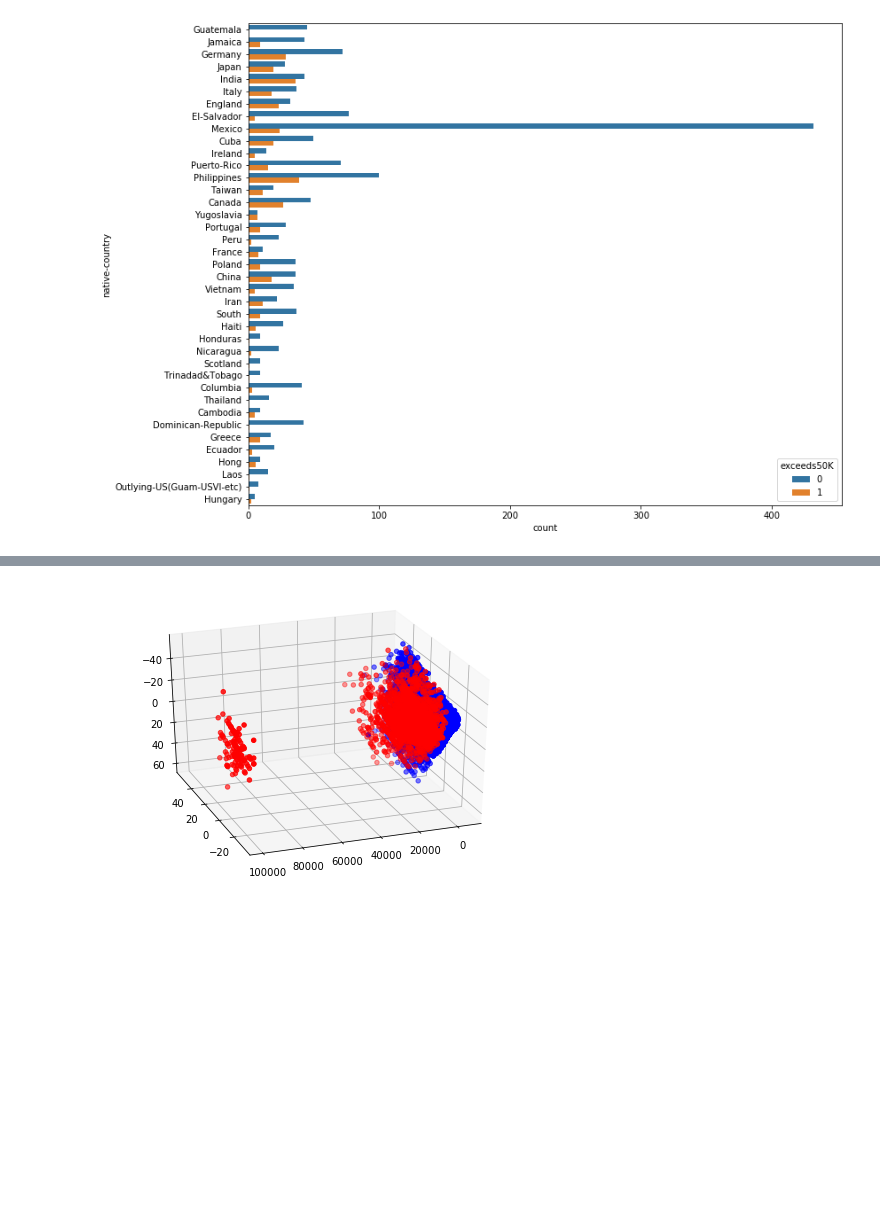
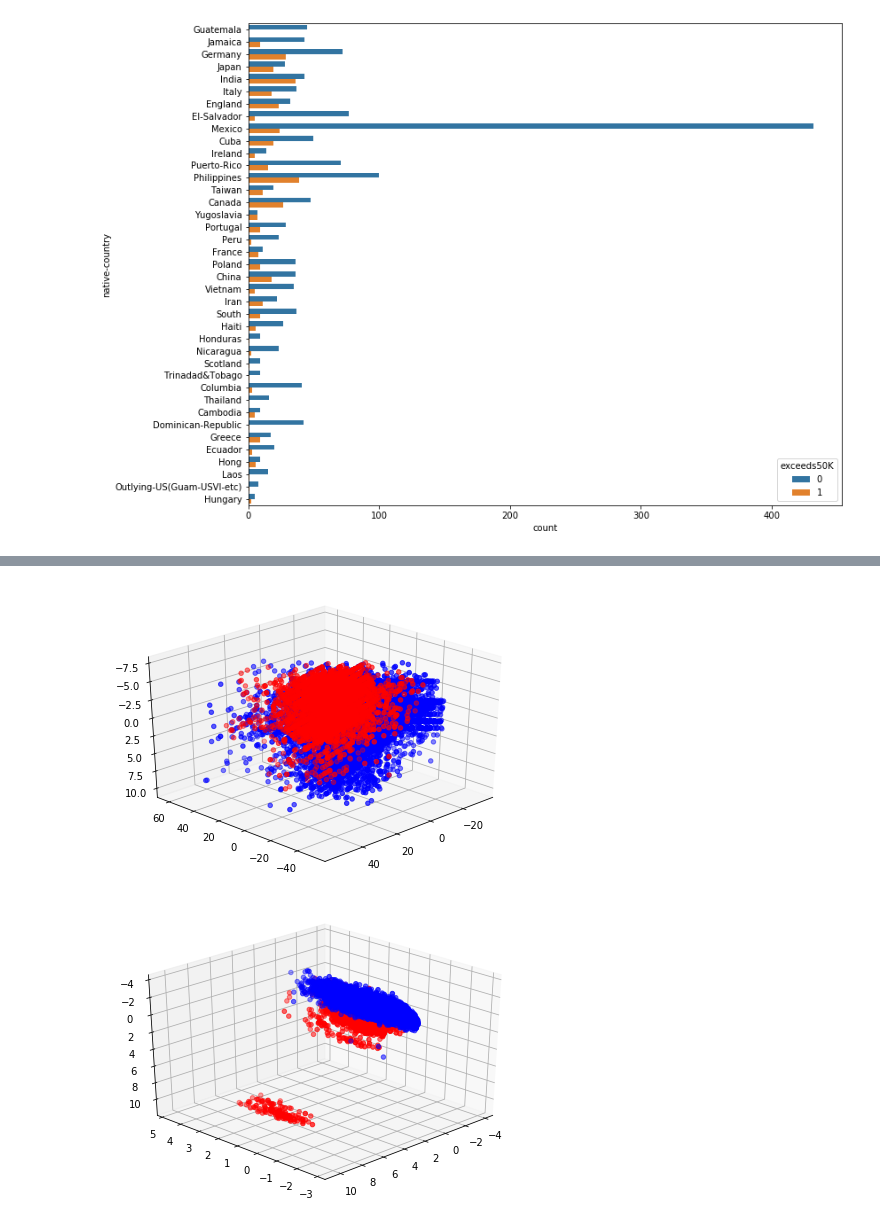
Before and after one commit to hanaecarrie/CS5228_kaggle_income50K_classification, a Jupyter notebook: data_preprocessing.ipynb, the cells around one changed output, grey strips where cells are left out. Cells and saved outputs as stored; diff of their text form; code cells hidden in the pictures; blank space fills up the shorter version.

```diff
--- a/data_preprocessing.ipynb
+++ b/data_preprocessing.ipynb
@@ -266,0 +374,15 @@ pca_pos = pca_train[labels_train == 1,:]
+# %%
+# Split data according to labels
+pca_neg = pca_nocat[y_alltrain == 0,:]
+pca_pos = pca_nocat[y_alltrain == 1,:]
+
+# PCA: 3D
+fig, ax = plt.subplots(1, 1)
+ax = Axes3D(fig, elev=-150, azim=135)
+ax.scatter(pca_neg[:,0], pca_neg[:,1], pca_neg[:,2], c="blue")
+ax.scatter(pca_pos[:,0], pca_pos[:,1], pca_pos[:,2], c="red")
+plt.show()
+
+fig.savefig("/home/dblux/Dropbox/noscaling_nocapgain.png")
+# %% [output]
+[figure, added]
@@ -267,10 +399,14 @@ pca_pos = pca_train[labels_train == 1,:]
 # %%
+# Split data according to labels
+pca_neg = pca_train[y_alltrain == 0,:]
+pca_pos = pca_train[y_alltrain == 1,:]
+
 # PCA: 3D
 fig, ax = plt.subplots(1, 1)
-ax = Axes3D(fig, elev=-150, azim=110)
+ax = Axes3D(fig, elev=-150, azim=135)
 ax.scatter(pca_neg[:,0], pca_neg[:,1], pca_neg[:,2], c="blue")
 ax.scatter(pca_pos[:,0], pca_pos[:,1], pca_pos[:,2], c="red")
 plt.show()
 # %% [output]
-[figure, old version]
+[figure, new version]
 # %%
```
Also changed, not shown: parts of 29 cells of this notebook, 57 other files.
